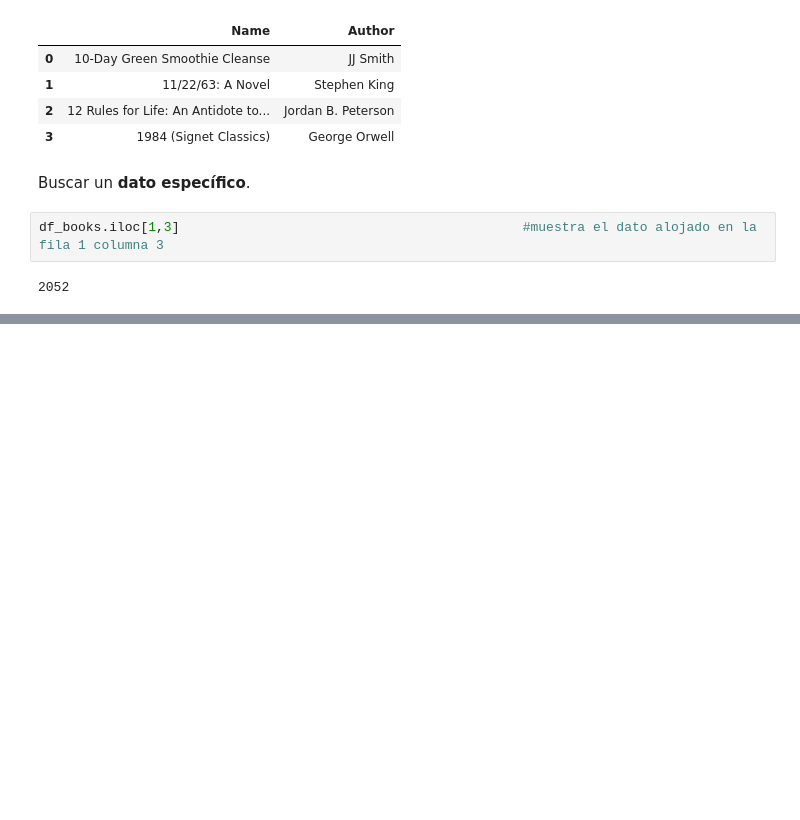
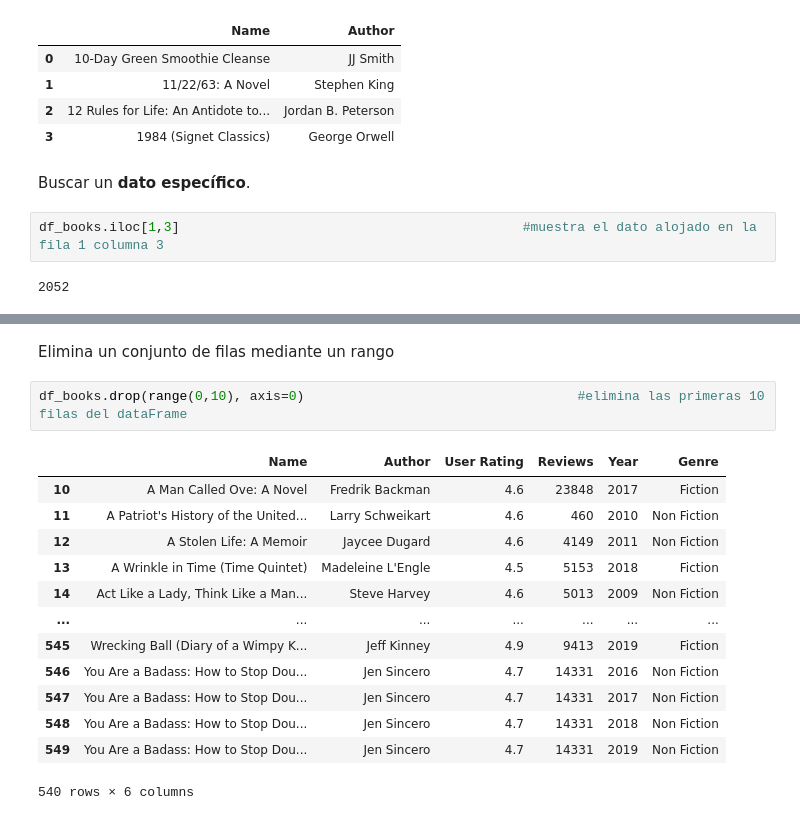
Before and after one commit to Carmen-N/Manipulaci-n-y-Transformaci-n-de-Datos-con-Pandas-y-NumPy, a Jupyter notebook: proyecto_con_Pandas_.ipynb, the cells around one changed output, grey strips where cells are left out. Saved outputs shown, nothing was run; the diff lists cells and outputs as text; blank space fills up the shorter version.

```diff
--- a/proyecto_con_Pandas_.ipynb
+++ b/proyecto_con_Pandas_.ipynb
@@ -214,0 +281,18 @@ df_books.iloc[1,3]                                            #muestra el dato a
+# %% [markdown]
+Elimina un conjunto de filas mediante un rango
+# %%
+df_books.drop(range(0,10), axis=0)                                   #elimina las primeras 10 filas del dataFrame
+# %% [output]
+|  | Name | Author | User Rating | Reviews | Year | Genre |
+| 10 | A Man Called Ove: A Novel | Fredrik Backman | 4.6 | 23848 | 2017 | Fiction |
+| 11 | A Patriot's History of the United... | Larry Schweikart | 4.6 | 460 | 2010 | Non Fiction |
+| 12 | A Stolen Life: A Memoir | Jaycee Dugard | 4.6 | 4149 | 2011 | Non Fiction |
+| 13 | A Wrinkle in Time (Time Quintet) | Madeleine L'Engle | 4.5 | 5153 | 2018 | Fiction |
+| 14 | Act Like a Lady, Think Like a Man... | Steve Harvey | 4.6 | 5013 | 2009 | Non Fiction |
+| ... | ... | ... | ... | ... | ... | ... |
+| 545 | Wrecking Ball (Diary of a Wimpy K... | Jeff Kinney | 4.9 | 9413 | 2019 | Fiction |
+| 546 | You Are a Badass: How to Stop Dou... | Jen Sincero | 4.7 | 14331 | 2016 | Non Fiction |
+| 547 | You Are a Badass: How to Stop Dou... | Jen Sincero | 4.7 | 14331 | 2017 | Non Fiction |
+| 548 | You Are a Badass: How to Stop Dou... | Jen Sincero | 4.7 | 14331 | 2018 | Non Fiction |
+| 549 | You Are a Badass: How to Stop Dou... | Jen Sincero | 4.7 | 14331 | 2019 | Non Fiction |
+540 rows × 6 columns
```
Also changed, not shown: parts of 21 cells of this notebook.
